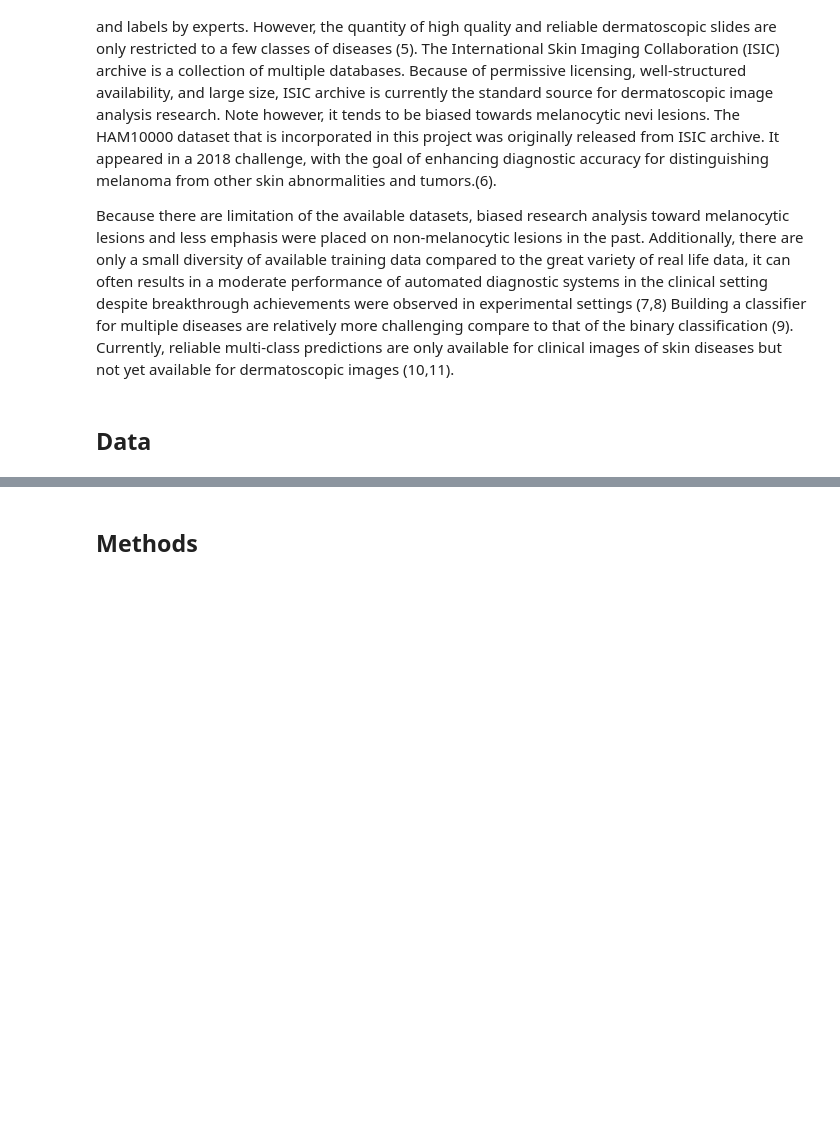
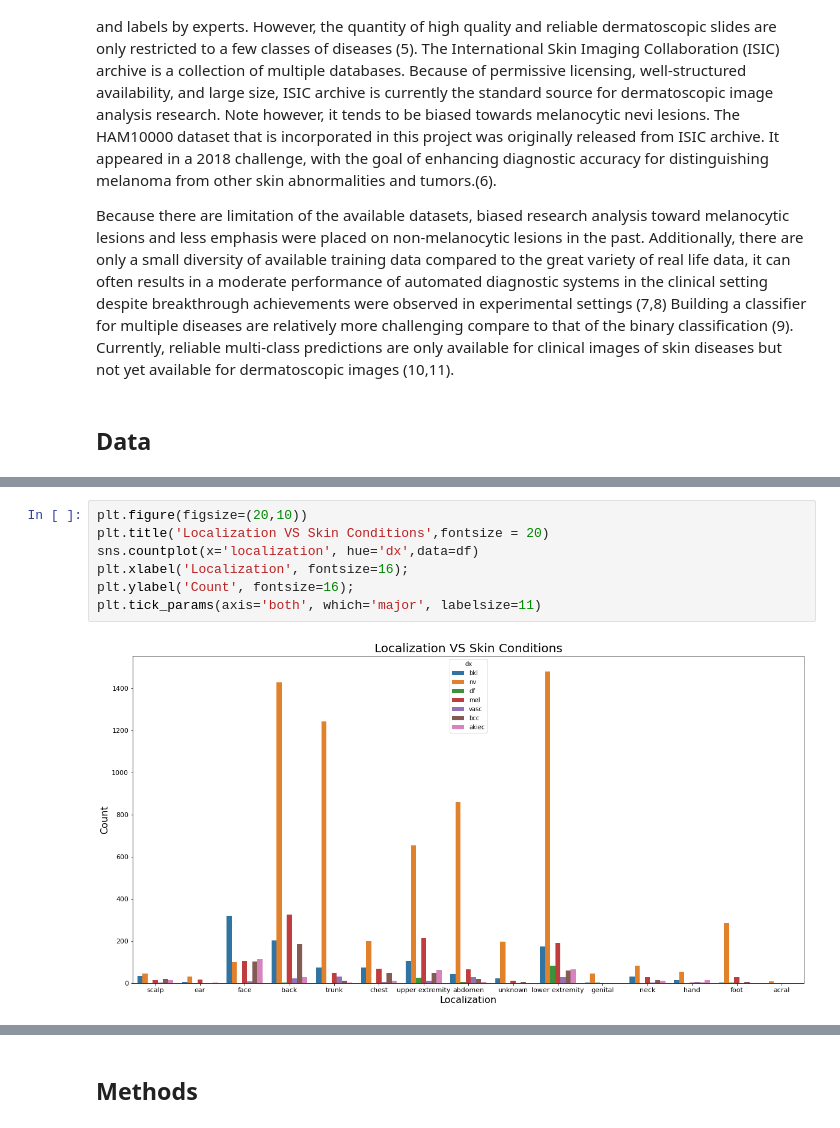
Before and after one commit to HuihuangLiu001/DSEI210-Final-Project--Skinjob, a Jupyter notebook: reports/Final_Report.ipynb, the cells around one changed output, grey strips where cells are left out. Drawn from its saved outputs; the diff is of its cells as text; blank space fills up the shorter version.

```diff
--- a/reports/Final_Report.ipynb
+++ b/reports/Final_Report.ipynb
@@ -44,0 +66,9 @@ In the data cleaning phase, after loading in the metadata and inspecting it usin
+# %%
+plt.figure(figsize=(20,10))
+plt.title('Localization VS Skin Conditions',fontsize = 20)
+sns.countplot(x='localization', hue='dx',data=df)
+plt.xlabel('Localization', fontsize=16);
+plt.ylabel('Count', fontsize=16);
+plt.tick_params(axis='both', which='major', labelsize=11)
+# %% [output]
+[figure, added]
```
Also changed, not shown: parts of 7 cells of this notebook.
